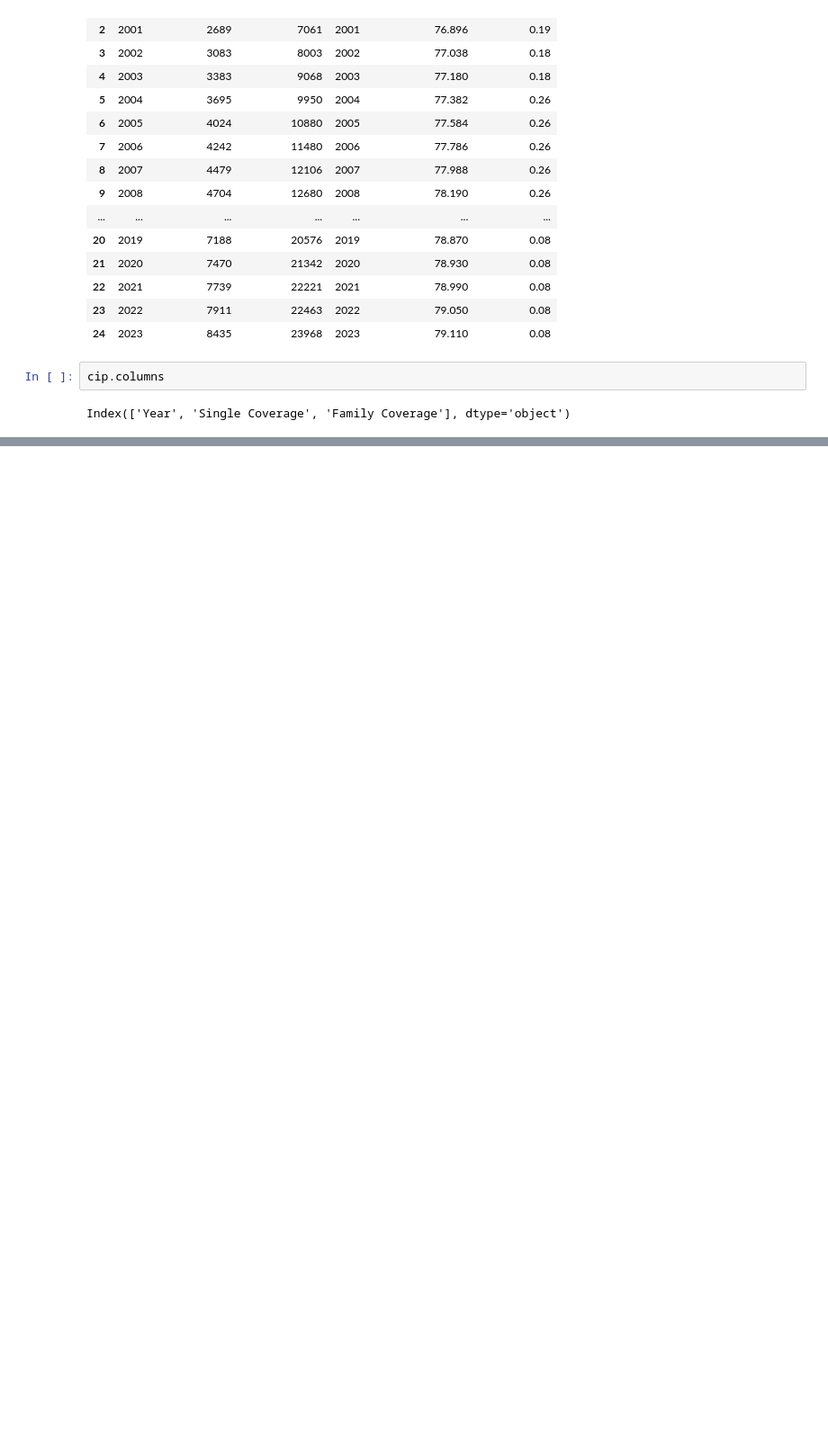
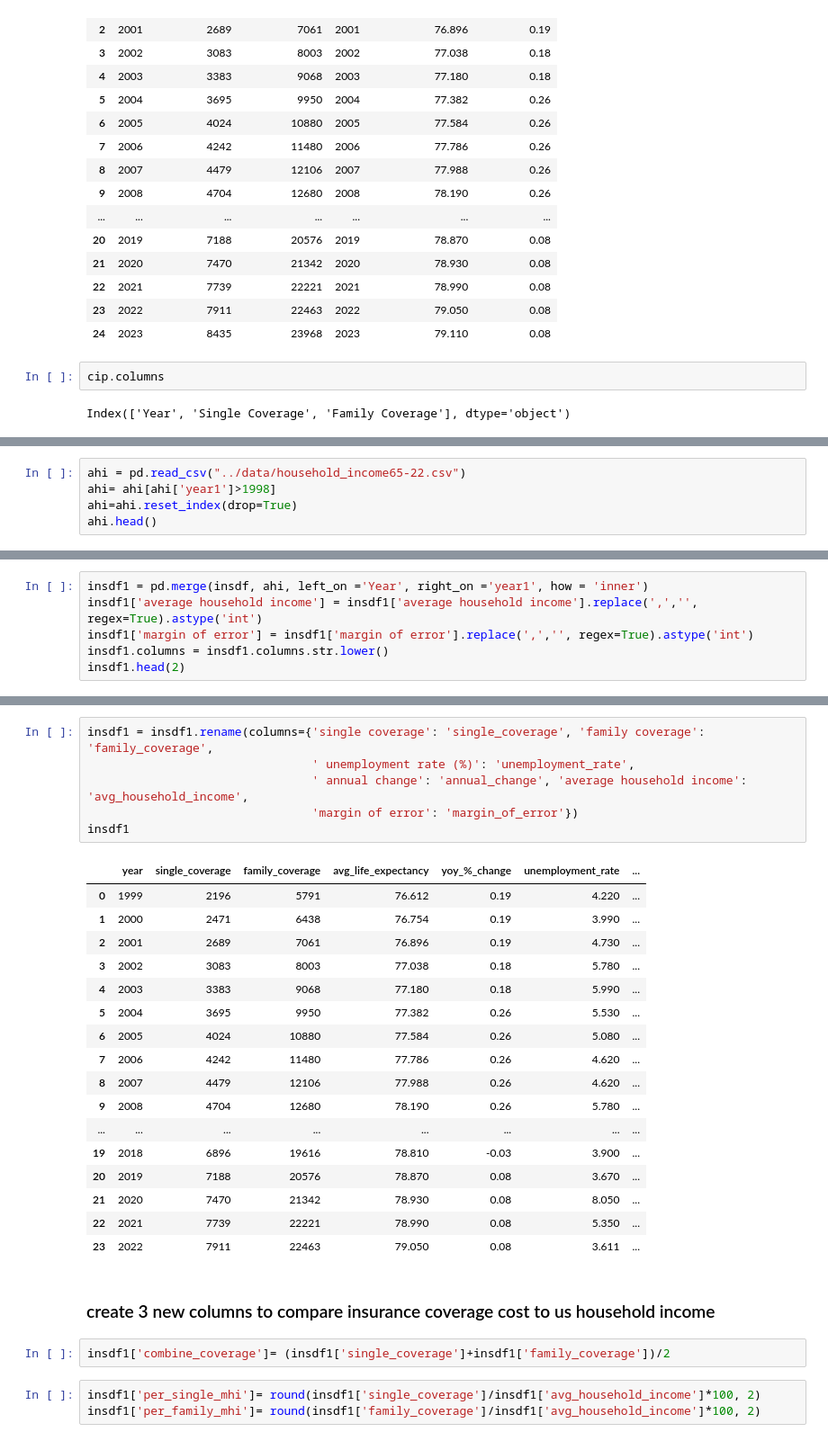
Before and after one commit to AndrewR321/Capstone, a Jupyter notebook: notebooks/Commercial Insurance Data 1999-2022.ipynb, the cells around one changed output, grey strips where cells are left out. Shown: that part at 90% size. Saved outputs shown, nothing was run; the diff lists cells and outputs as text; blank space fills up the shorter version.

```diff
--- a/notebooks/Commercial Insurance Data.ipynb
+++ b/notebooks/Commercial Insurance Data 1999-2022.ipynb
@@ -236,0 +279,5 @@ plt.title('Insurance Premium Cost vs yoy Percent Change', fontsize = 16)
+# %%
+ahi = pd.read_csv("../data/household_income65-22.csv")
+ahi= ahi[ahi['year1']>1998]
+ahi=ahi.reset_index(drop=True)
+ahi.head()
@@ -236,0 +291,6 @@ plt.title('Insurance Premium Cost vs yoy Percent Change', fontsize = 16)
+# %%
+insdf1 = pd.merge(insdf, ahi, left_on ='Year', right_on ='year1', how = 'inner')
+insdf1['average household income'] = insdf1['average household income'].replace(',','', regex=True).astype('int')
+insdf1['margin of error'] = insdf1['margin of error'].replace(',','', regex=True).astype('int')
+insdf1.columns = insdf1.columns.str.lower()
+insdf1.head(2)
@@ -236,0 +308,31 @@ plt.title('Insurance Premium Cost vs yoy Percent Change', fontsize = 16)
+# %%
+insdf1 = insdf1.rename(columns={'single coverage': 'single_coverage', 'family coverage': 'family_coverage',
+                                ' unemployment rate (%)': 'unemployment_rate',
+                                ' annual change': 'annual_change', 'average household income': 'avg_household_income',
+                                'margin of error': 'margin_of_error'})
+insdf1
+# %% [output]
+|  | year | single_coverage | family_coverage | avg_life_expectancy | yoy_%_change | unemployment_rate | ... |
+| 0 | 1999 | 2196 | 5791 | 76.612 | 0.19 | 4.220 | ... |
+| 1 | 2000 | 2471 | 6438 | 76.754 | 0.19 | 3.990 | ... |
+| 2 | 2001 | 2689 | 7061 | 76.896 | 0.19 | 4.730 | ... |
+| 3 | 2002 | 3083 | 8003 | 77.038 | 0.18 | 5.780 | ... |
+| 4 | 2003 | 3383 | 9068 | 77.180 | 0.18 | 5.990 | ... |
+| 5 | 2004 | 3695 | 9950 | 77.382 | 0.26 | 5.530 | ... |
+| 6 | 2005 | 4024 | 10880 | 77.584 | 0.26 | 5.080 | ... |
+| 7 | 2006 | 4242 | 11480 | 77.786 | 0.26 | 4.620 | ... |
+| 8 | 2007 | 4479 | 12106 | 77.988 | 0.26 | 4.620 | ... |
+| 9 | 2008 | 4704 | 12680 | 78.190 | 0.26 | 5.780 | ... |
+| ... | ... | ... | ... | ... | ... | ... | ... |
+| 19 | 2018 | 6896 | 19616 | 78.810 | -0.03 | 3.900 | ... |
+| 20 | 2019 | 7188 | 20576 | 78.870 | 0.08 | 3.670 | ... |
+| 21 | 2020 | 7470 | 21342 | 78.930 | 0.08 | 8.050 | ... |
+| 22 | 2021 | 7739 | 22221 | 78.990 | 0.08 | 5.350 | ... |
+| 23 | 2022 | 7911 | 22463 | 79.050 | 0.08 | 3.611 | ... |
+# %% [markdown]
+### create 3 new columns to compare insurance coverage cost to us household income
+# %%
+insdf1['combine_coverage']= (insdf1['single_coverage']+insdf1['family_coverage'])/2
+# %%
+insdf1['per_single_mhi']= round(insdf1['single_coverage']/insdf1['avg_household_income']*100, 2)
+insdf1['per_family_mhi']= round(insdf1['family_coverage']/insdf1['avg_household_income']*100, 2)
```
Also changed, not shown: parts of 18 cells of this notebook, 1 other file.
